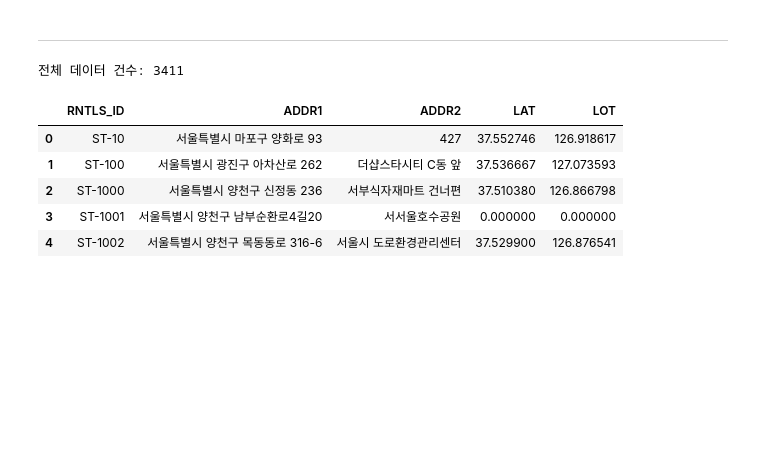
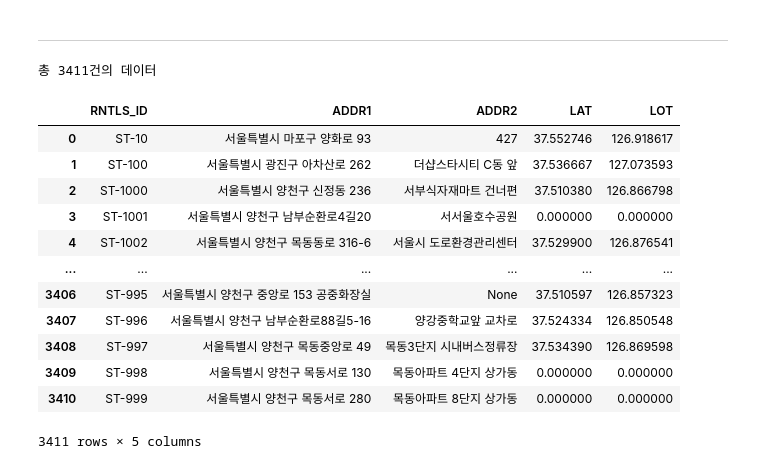
Before and after one commit to syeonris72/seoul-bicycle-analysis, a Jupyter notebook: sub/notebooks/01_data_collection_seoul_bike.ipynb, the cells around one changed output. Drawn from its saved outputs; the diff is of its cells as text; code cells hidden in the pictures; blank space fills up the shorter version.

```diff
--- a/sub/notebooks/01_data_collection_seoul_bike.ipynb
+++ b/sub/notebooks/01_data_collection_seoul_bike.ipynb
@@ -32,11 +26,0 @@ end = 1000
-# %%
-# JSON
-url = (f'http://openapi.seoul.go.kr:8088/{api_key}/json/tbCycleRentData/{start}/{end}/2026-03-30/1/')
-data = requests.get(url, timeout=10).json() # JSON 형식으로 자동 파싱
-# pprint.pprint(data)
-
-data_dict = data.get('rentData', {})
-print(f'전체 데이터 건수: {data_dict.get("list_total_count", "알 수 없음")}')
-
-bike_rent_df = pd.DataFrame(data_dict.get('row', []))
-bike_rent_df
@@ -116,36 +129,55 @@ end = 1000
 # %%
-# XML
-url = (f'http://openapi.seoul.go.kr:8088/{api_key}/xml/bikeStationMaster/1/5/')
-response = requests.get(url, timeout=10)
-# HTTP 오류 발생 시 예외 처리
-response.raise_for_status()
+api_key = '706b77416573796534366a566d426a'
+all_location_data = []
+start = 1
+end = 1000 # 한 번에 가져올 데이터 양 (서울시 따릉이 API는 한 번의 호출로 최대 1,000건까지 제한적으로 데이터 가져오기 가능)
+list_total_count = None
 
-# XML 내용을 파싱합니다.
-root = ET.fromstring(response.text)
+while True:
+    url = f'http://openapi.seoul.go.kr:8088/{api_key}/xml/bikeStationMaster/{start}/{end}/'
 
-# 전체 데이터 건수 추출
-list_total_count_element = root.find('list_total_count')
-list_total_count = list_total_count_element.text if list_total_count_element is not None else '알 수 없음'
-print(f'전체 데이터 건수: {list_total_count}')
+    response = requests.get(url, timeout=10)
+    root = ET.fromstring(response.text)
 
-# 'row' 태그 아래의 데이터를 추출하여 DataFrame으로 변환
-rows_data = []
-for row_element in root.findall('row'):
-    row_dict = {}
-    for child in row_element:
-        row_dict[child.tag] = child.text
-    rows_data.append(row_dict)
+    if list_total_count is None:
+        count_element = root.find('list_total_count')
+        list_total_count = count_element.text if count_element is not None else '알 수 없음'
+        print(f'총 {list_total_count}건의 데이터')
 
-bike_location_df = pd.DataFrame(rows_data)
+    # 현재 페이지에서 row 데이터들 찾기
+    rows = root.findall('row')
+
+    # 더 이상 가져올 데이터(row)가 없으면 반복 중단
+    if not rows:
+        break
+
+    # 데이터 파싱하여 리스트에 담기
+    for row in rows:
+        row_dict = {child.tag: child.text for child in row}
+        all_location_data.append(row_dict)
+
+    # 다음 1000건을 위해 번호 이동
+    start += 1000
+    end += 1000
+
+# 데이터프레임 변환
+bike_location_df = pd.DataFrame(all_location_data)
 bike_location_df
 # %% [output]
-전체 데이터 건수: 3411
+총 3411건의 데이터
 |  | RNTLS_ID | ADDR1 | ADDR2 | LAT | LOT |
 | 0 | ST-10 | 서울특별시 마포구 양화로 93 | 427 | 37.552746 | 126.918617 |
 | 1 | ST-100 | 서울특별시 광진구 아차산로 262 | 더샵스타시티 C동 앞 | 37.536667 | 127.073593 |
 | 2 | ST-1000 | 서울특별시 양천구 신정동 236 | 서부식자재마트 건너편 | 37.510380 | 126.866798 |
 | 3 | ST-1001 | 서울특별시 양천구 남부순환로4길20 | 서서울호수공원 | 0.000000 | 0.000000 |
 | 4 | ST-1002 | 서울특별시 양천구 목동동로 316-6 | 서울시 도로환경관리센터 | 37.529900 | 126.876541 |
+| ... | ... | ... | ... | ... | ... |
+| 3406 | ST-995 | 서울특별시 양천구 중앙로 153 공중화장실 | None | 37.510597 | 126.857323 |
+| 3407 | ST-996 | 서울특별시 양천구 남부순환로88길5-16 | 양강중학교앞 교차로 | 37.524334 | 126.850548 |
+| 3408 | ST-997 | 서울특별시 양천구 목동중앙로 49 | 목동3단지 시내버스정류장 | 37.534390 | 126.869598 |
+| 3409 | ST-998 | 서울특별시 양천구 목동서로 130 | 목동아파트 4단지 상가동 | 0.000000 | 0.000000 |
+| 3410 | ST-999 | 서울특별시 양천구 목동서로 280 | 목동아파트 8단지 상가동 | 0.000000 | 0.000000 |
+3411 rows × 5 columns
 # %%
 bike_location_df.info()
 # %% [output]
```
Also changed, not shown: parts of 9 cells of this notebook.
